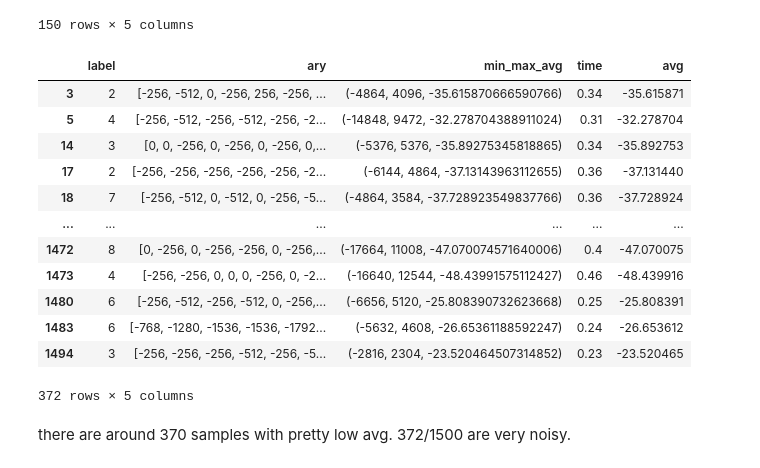
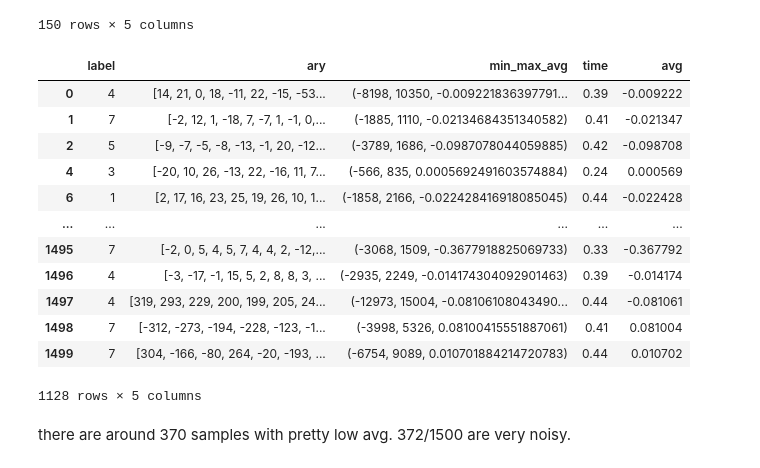
Before and after one commit to notlosca/data-science-lab, a Jupyter notebook: laboratories/lab_07/lab_07.ipynb, the cells around one changed output. Drawn from its saved outputs; the diff is of its cells as text; code cells hidden in the pictures.

```diff
--- a/laboratories/lab_07/lab_07.ipynb
+++ b/laboratories/lab_07/lab_07.ipynb
@@ -238,23 +238,24 @@ df[mask]
 | 1486 | 2 | [-5, 2, -3, 3, -5, 2, -3, -1, 2, ... | (-1538, 1023, -0.09079524107701942) | 0.25 | -0.090795 |
 150 rows × 5 columns
 # %%
-# mask1 = df.avg < -10 before zero padding. Ok with mean padding
-mask1 = df.avg < - 5 # this is good with 0 padding. Still 372 lines
-df[mask1]
+#mask1 = df.avg < -10 # before zero padding. Ok with mean padding
+#mask1 = df.avg < - 5 # this is good with 0 padding. Still 372 lines
+df = df[df.avg > - 5]
+df
 # %% [output]
 |  | label | ary | min_max_avg | time | avg |
-| 3 | 2 | [-256, -512, 0, -256, 256, -256, ... | (-4864, 4096, -35.615870666590766) | 0.34 | -35.615871 |
-| 5 | 4 | [-256, -512, -256, -512, -256, -2... | (-14848, 9472, -32.278704388911024) | 0.31 | -32.278704 |
-| 14 | 3 | [0, 0, -256, 0, -256, 0, -256, 0,... | (-5376, 5376, -35.89275345818865) | 0.34 | -35.892753 |
-| 17 | 2 | [-256, -256, -256, -256, -256, -2... | (-6144, 4864, -37.13143963112655) | 0.36 | -37.131440 |
-| 18 | 7 | [-256, -512, 0, -512, 0, -256, -5... | (-4864, 3584, -37.728923549837766) | 0.36 | -37.728924 |
+| 0 | 4 | [14, 21, 0, 18, -11, 22, -15, -53... | (-8198, 10350, -0.009221836397791... | 0.39 | -0.009222 |
+| 1 | 7 | [-2, 12, 1, -18, 7, -7, 1, -1, 0,... | (-1885, 1110, -0.02134684351340582) | 0.41 | -0.021347 |
+| 2 | 5 | [-9, -7, -5, -8, -13, -1, 20, -12... | (-3789, 1686, -0.0987078044059885) | 0.42 | -0.098708 |
+| 4 | 3 | [-20, 10, 26, -13, 22, -16, 11, 7... | (-566, 835, 0.0005692491603574884) | 0.24 | 0.000569 |
+| 6 | 1 | [2, 17, 16, 23, 25, 19, 26, 10, 1... | (-1858, 2166, -0.022428416918085045) | 0.44 | -0.022428 |
 | ... | ... | ... | ... | ... | ... |
-| 1472 | 8 | [0, -256, 0, -256, -256, 0, -256,... | (-17664, 11008, -47.070074571640006) | 0.4 | -47.070075 |
-| 1473 | 4 | [-256, -256, 0, 0, 0, -256, 0, -2... | (-16640, 12544, -48.43991575112427) | 0.46 | -48.439916 |
-| 1480 | 6 | [-256, -512, -256, -512, 0, -256,... | (-6656, 5120, -25.808390732623668) | 0.25 | -25.808391 |
-| 1483 | 6 | [-768, -1280, -1536, -1536, -1792... | (-5632, 4608, -26.65361188592247) | 0.24 | -26.653612 |
-| 1494 | 3 | [-256, -256, -256, -512, -256, -5... | (-2816, 2304, -23.520464507314852) | 0.23 | -23.520465 |
+| 1495 | 7 | [-2, 0, 5, 4, 5, 7, 4, 4, 2, -12,... | (-3068, 1509, -0.3677918825069733) | 0.33 | -0.367792 |
+| 1496 | 4 | [-3, -17, -1, 15, 5, 2, 8, 8, 3, ... | (-2935, 2249, -0.014174304092901463) | 0.39 | -0.014174 |
+| 1497 | 4 | [319, 293, 229, 200, 199, 205, 24... | (-12973, 15004, -0.08106108043490... | 0.44 | -0.081061 |
+| 1498 | 7 | [-312, -273, -194, -228, -123, -1... | (-3998, 5326, 0.08100415551887061) | 0.41 | 0.081004 |
+| 1499 | 7 | [304, -166, -80, 264, -20, -193, ... | (-6754, 9089, 0.010701884214720783) | 0.44 | 0.010702 |
-372 rows × 5 columns
+1128 rows × 5 columns
 # %% [markdown]
 there are around 370 samples with pretty low avg. 372/1500 are very noisy.
 # %% [markdown]
```
Also changed, not shown: parts of 17 cells of this notebook.
